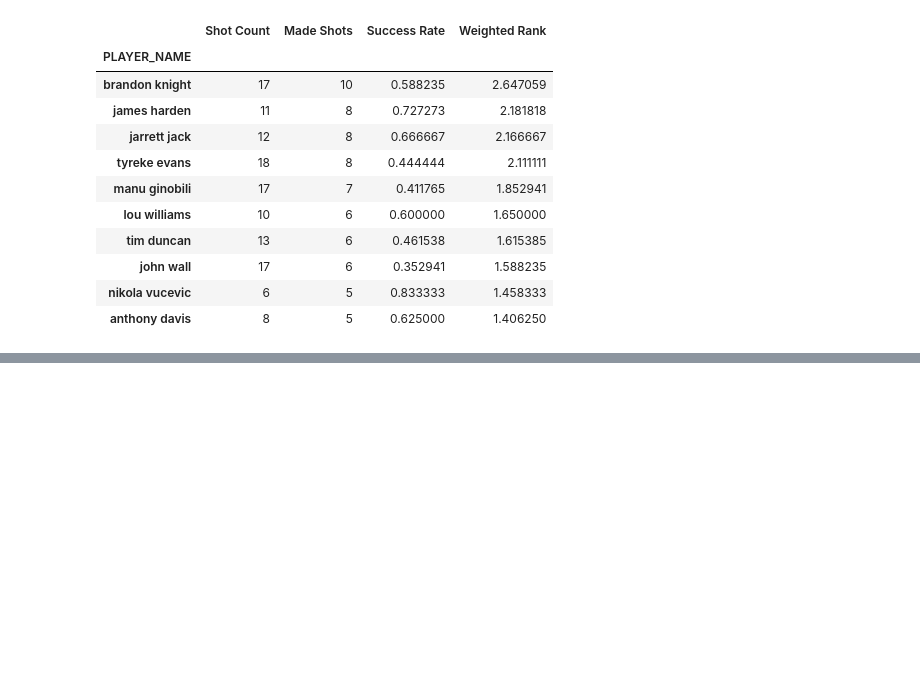
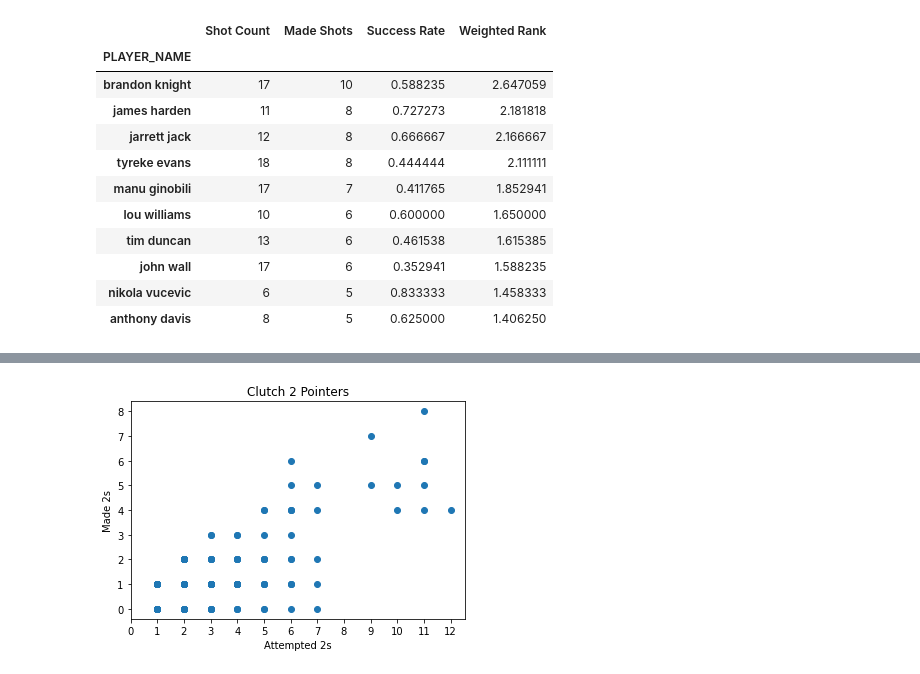
Before and after one commit to briennecole/NBA_Shot_Analysis, a Jupyter notebook: Clutch_Analysis.ipynb, the cells around one changed output, grey strips where cells are left out. Drawn from its saved outputs; the diff is of its cells as text; code cells hidden in the pictures; blank space fills up the shorter version.

```diff
--- a/Clutch_Analysis.ipynb
+++ b/Clutch_Analysis.ipynb
@@ -70,0 +103,14 @@ clutch_chart.sort_values("Weighted Rank", ascending=False).head(10)
+# %%
+two_pts= clutch.loc[clutch["PTS_TYPE"] == 2]
+new_two= two_pts.groupby("PLAYER_NAME")
+made_two= new_two["FGM"].sum()
+two_count= new_two["PLAYER_ID"].count()
+two_chart= pd.DataFrame({"2s Count": two_count,
+                          "Made 2s": made_two})
+two_chart["Missed 2s"]= two_count- made_two
+two_chart["Success Rate"]= two_chart["Made 2s"]/two_chart["2s Count"]
+weighted_made_two= made_two*0.5
+weighted_success_rate2= two_chart["Success Rate"]*0.5
+two_chart["Weighted Rank"]= (weighted_made_two+weighted_success_rate2)/2
+two_chart.sort_values("Weighted Rank", ascending= False).head(10)
+#207 players
@@ -70,0 +130,9 @@ clutch_chart.sort_values("Weighted Rank", ascending=False).head(10)
+# %%
+plt.scatter(two_count, made_two)
+plt.xlabel("Attempted 2s")
+plt.xticks(np.arange(0, 13, step=1))
+plt.ylabel("Made 2s")
+plt.title("Clutch 2 Pointers")
+plt.show()
+# %% [output]
+[figure, added]
```
Also changed, not shown: parts of 5 cells of this notebook, 5 other files.
